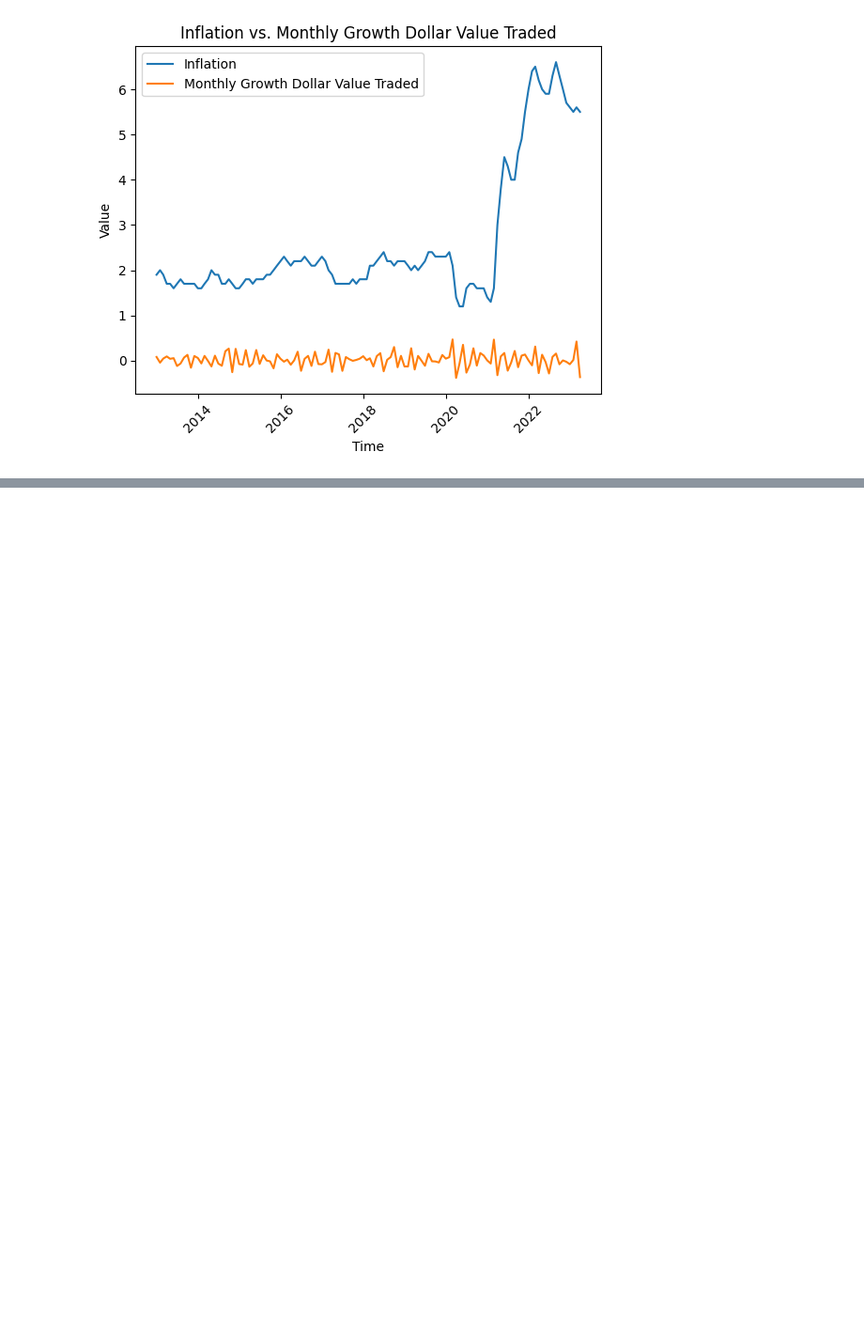
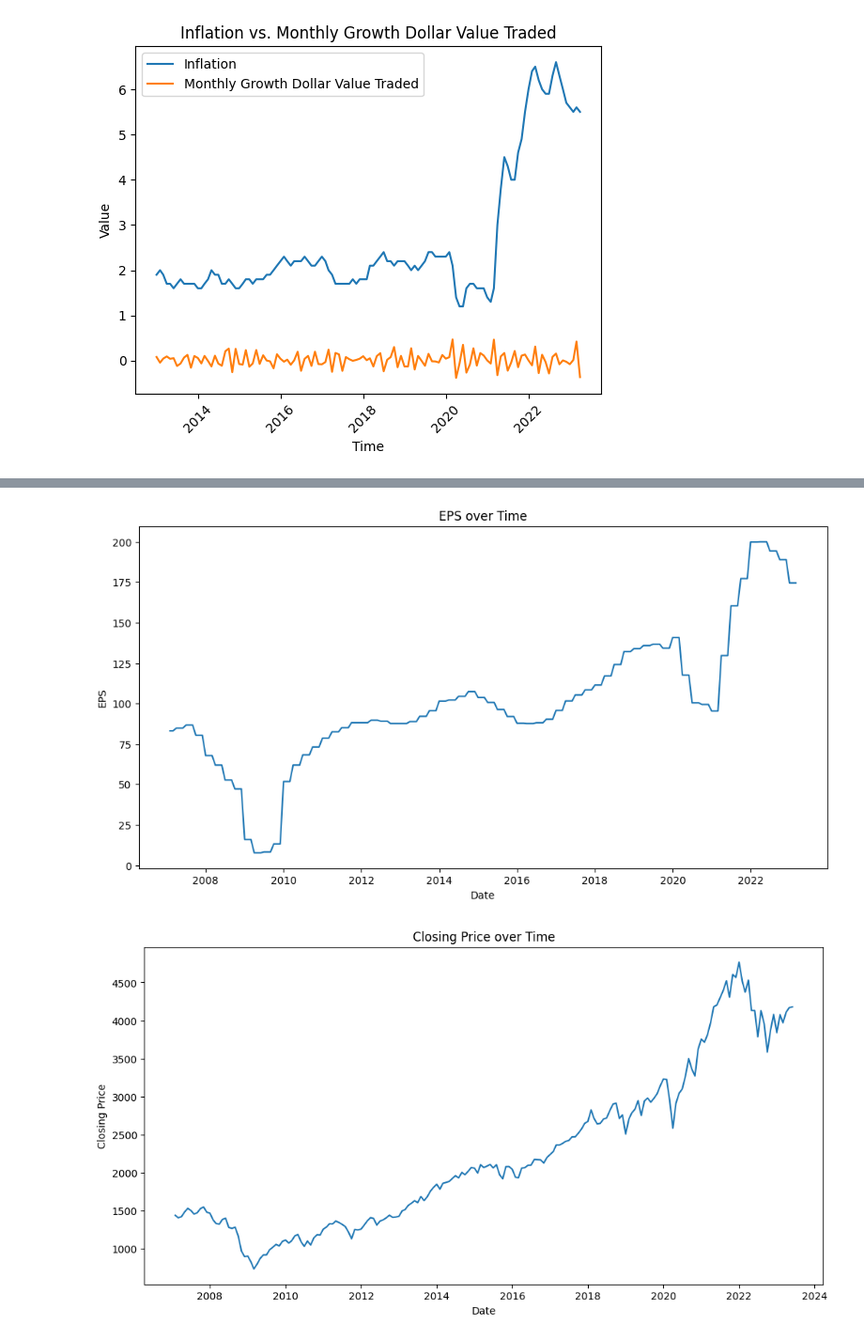
Before and after one commit to glomanu/TMDLGroupProject, a Jupyter notebook: Project.ipynb, the cells around one changed output, grey strips where cells are left out. Shown at 94% size. Drawn from its saved outputs; the diff is of its cells as text; code cells hidden in the pictures; blank space fills up the shorter version.

```diff
--- a/Project.ipynb
+++ b/Project.ipynb
@@ -375,3 +542,7 @@ files.download("/content/nyse_gdp.xlsx")
 # %% [output]
 [interactive output not drawn]
 [interactive output not drawn]
+# %%
+#adding S&P data
+sp500 = pd.read_excel("S&P500.xlsx")
+print(sp500.head())
@@ -377,0 +556,4 @@ files.download("/content/nyse_gdp.xlsx")
+# %%
+sp500 = sp500.drop('gvkeyx', axis = 1)
+sp500 = sp500.drop('conm', axis = 1)
+print(sp500.head())
@@ -377,0 +567,6 @@ files.download("/content/nyse_gdp.xlsx")
+# %%
+sp500['datadate'] = pd.to_datetime(sp500['datadate'])
+sp500['datadate'] = sp500['datadate'] + pd.offsets.MonthBegin(1)
+sp500.set_index('datadate', inplace=True)
+sp500.index = pd.to_datetime(sp500.index)
+print(sp500.head())
@@ -377,0 +581,3 @@ files.download("/content/nyse_gdp.xlsx")
+# %%
+sp500 = sp500.rename(columns={'epsx12': 'EPS', 'prccm': 'price_clo'})
+print(sp500.head())
@@ -377,0 +592,17 @@ files.download("/content/nyse_gdp.xlsx")
+# %%
+plt.figure(figsize=(12, 6))
+plt.plot(sp500.index, sp500['EPS'])
+plt.title('EPS over Time')
+plt.xlabel('Date')
+plt.ylabel('EPS')
+plt.show()
+
+plt.figure(figsize=(12, 6))
+plt.plot(sp500.index, sp500['price_clo'])
+plt.title('Closing Price over Time')
+plt.xlabel('Date')
+plt.ylabel('Closing Price')
+plt.show()
+# %% [output]
+[figure, added]
+[figure, added]
```
Also changed, not shown: parts of 36 cells of this notebook.
